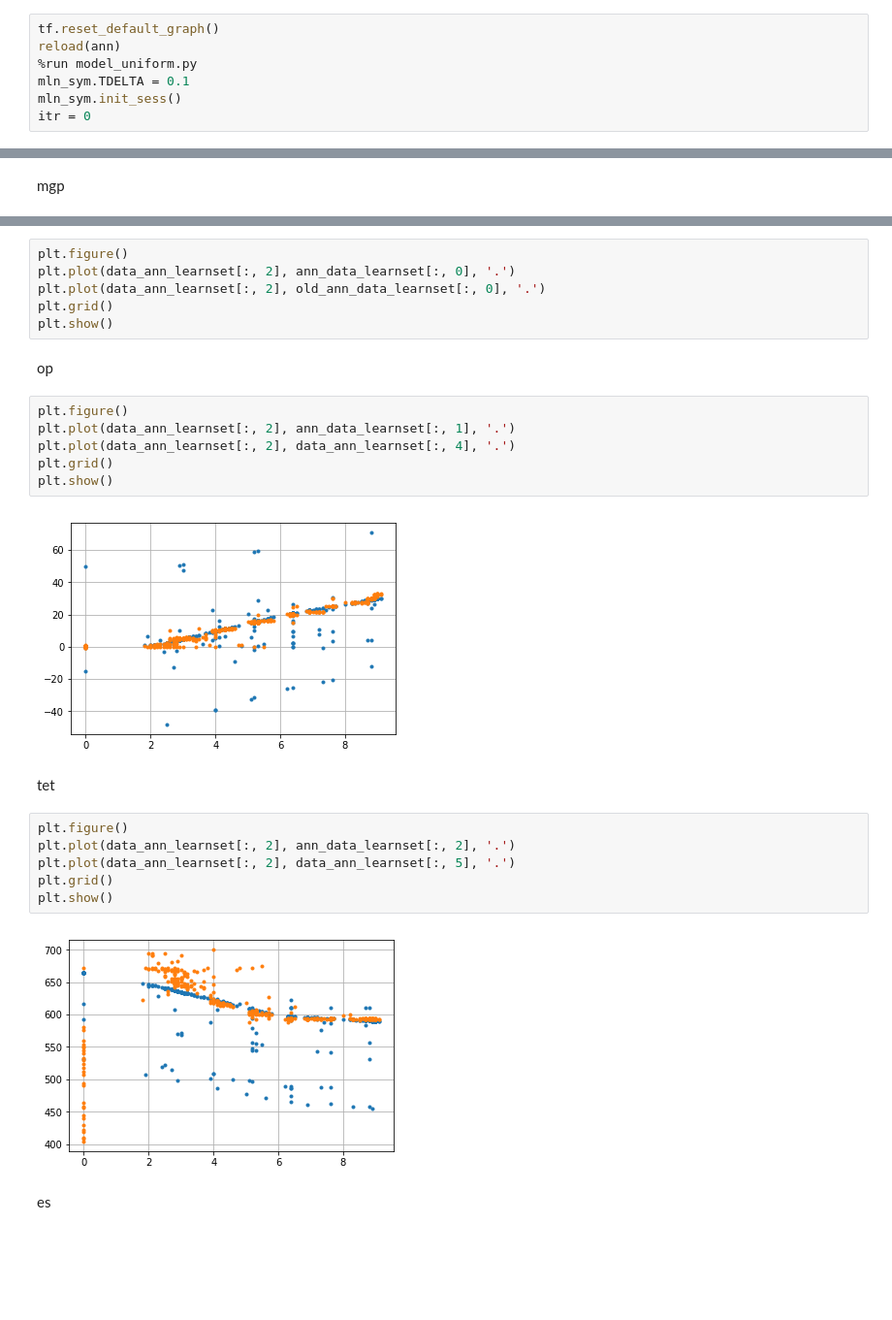
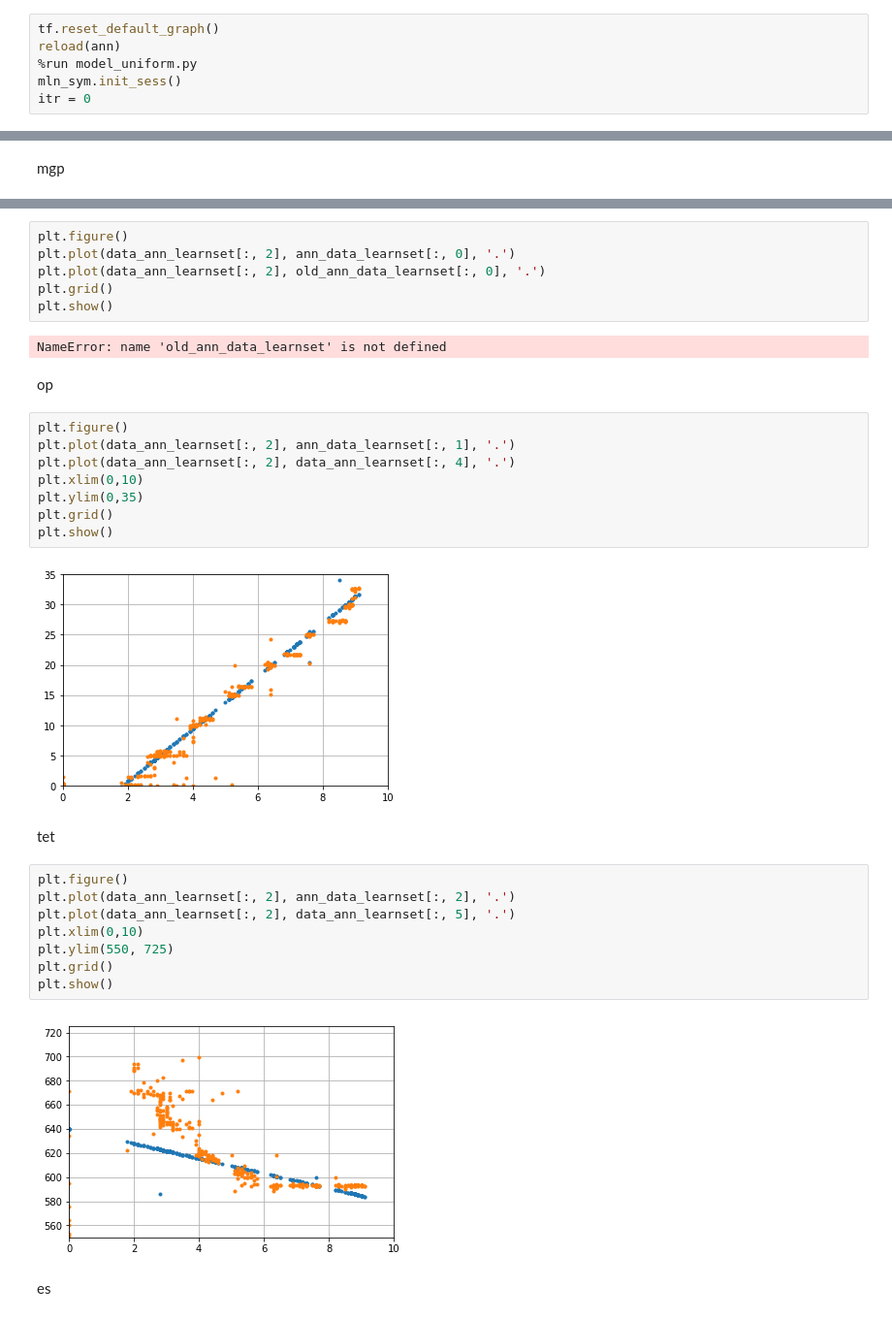
Before and after one commit to ateplovoz/ANN, a Jupyter notebook: model_sym/ann_data_uniform_plotting.ipynb, the cells around one changed output, grey strips where cells are left out. Shown: that part at 97% size. Saved outputs shown, nothing was run; the diff lists cells and outputs as text; blank space fills up the shorter version.

Commit message:
automated plotting

```diff
--- a/model_sym/ann_data_uniform_plotting.ipynb
+++ b/model_sym/ann_data_uniform_plotting.ipynb
@@ -17,7 +17,6 @@ itr = 0
 tf.reset_default_graph()
 reload(ann)
 %run model_uniform.py
-mln_sym.TDELTA = 0.1
 mln_sym.init_sess()
 itr = 0
 # %%
@@ -72,26 +61,32 @@ plt.plot(data_ann_learnset[:, 2], ann_data_learnset[:, 0], '.')
 plt.plot(data_ann_learnset[:, 2], old_ann_data_learnset[:, 0], '.')
 plt.grid()
 plt.show()
+# %% [output]
+NameError: name 'old_ann_data_learnset' is not defined
 # %% [markdown]
 op
 # %%
 plt.figure()
 plt.plot(data_ann_learnset[:, 2], ann_data_learnset[:, 1], '.')
 plt.plot(data_ann_learnset[:, 2], data_ann_learnset[:, 4], '.')
+plt.xlim(0,10)
+plt.ylim(0,35)
 plt.grid()
 plt.show()
 # %% [output]
-[figure, old version]
+[figure, new version]
 # %% [markdown]
 tet
 # %%
 plt.figure()
 plt.plot(data_ann_learnset[:, 2], ann_data_learnset[:, 2], '.')
 plt.plot(data_ann_learnset[:, 2], data_ann_learnset[:, 5], '.')
+plt.xlim(0,10)
+plt.ylim(550, 725)
 plt.grid()
 plt.show()
 # %% [output]
-[figure, old version]
+[figure, new version]
 # %% [markdown]
 es
 # %%
```
Also changed, not shown: parts of 7 cells of this notebook, 1 other file.
